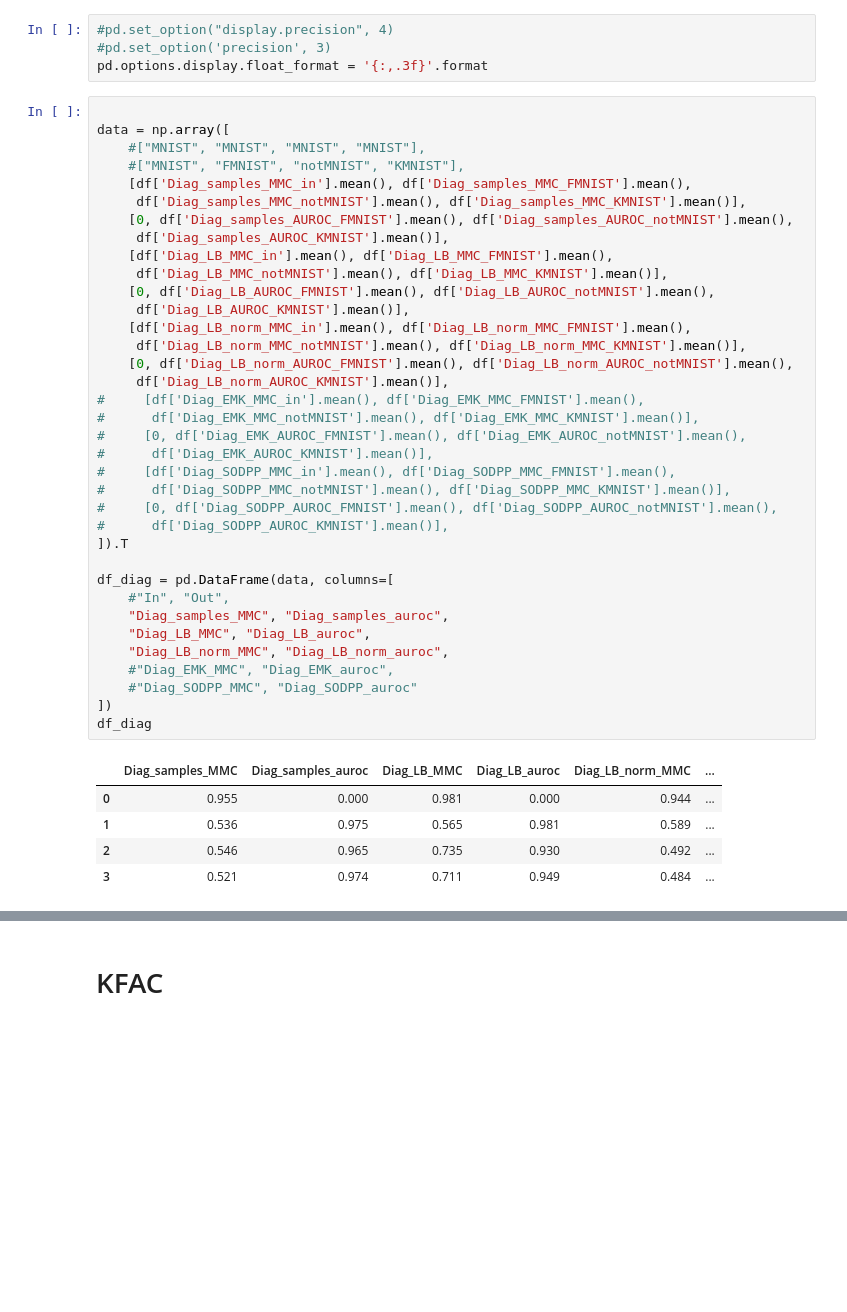
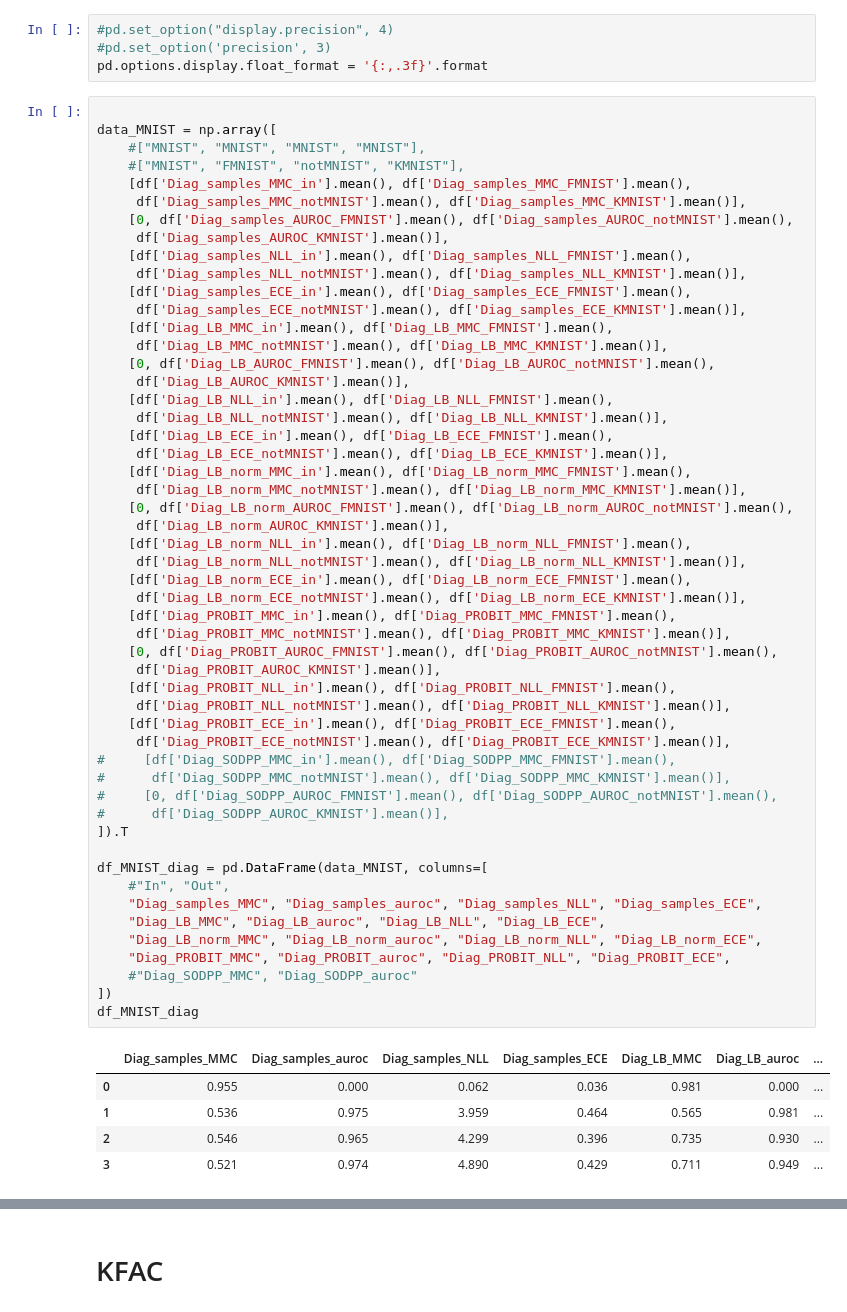
Before and after one commit to mariushobbhahn/LB_for_BNNs_official, a Jupyter notebook: Experiment_results/Analyse_results.ipynb, the cells around one changed output, grey strips where cells are left out. Cells and saved outputs as stored; diff of their text form; blank space fills up the shorter version.

```diff
--- a/Experiment_results/Analyse_results.ipynb
+++ b/Experiment_results/Analyse_results.ipynb
@@ -41,45 +34,61 @@ Index(['Unnamed: 0', 'MAP_MMC_in', 'MAP_MMC_FMNIST', 'MAP_MMC_notMNIST',
 pd.options.display.float_format = '{:,.3f}'.format
 # %%
 
-data = np.array([
+data_MNIST = np.array([
     #["MNIST", "MNIST", "MNIST", "MNIST"],
     #["MNIST", "FMNIST", "notMNIST", "KMNIST"],
     [df['Diag_samples_MMC_in'].mean(), df['Diag_samples_MMC_FMNIST'].mean(),
      df['Diag_samples_MMC_notMNIST'].mean(), df['Diag_samples_MMC_KMNIST'].mean()],
     [0, df['Diag_samples_AUROC_FMNIST'].mean(), df['Diag_samples_AUROC_notMNIST'].mean(),
      df['Diag_samples_AUROC_KMNIST'].mean()],
+    [df['Diag_samples_NLL_in'].mean(), df['Diag_samples_NLL_FMNIST'].mean(),
+     df['Diag_samples_NLL_notMNIST'].mean(), df['Diag_samples_NLL_KMNIST'].mean()],
+    [df['Diag_samples_ECE_in'].mean(), df['Diag_samples_ECE_FMNIST'].mean(),
+     df['Diag_samples_ECE_notMNIST'].mean(), df['Diag_samples_ECE_KMNIST'].mean()],
     [df['Diag_LB_MMC_in'].mean(), df['Diag_LB_MMC_FMNIST'].mean(),
      df['Diag_LB_MMC_notMNIST'].mean(), df['Diag_LB_MMC_KMNIST'].mean()],
     [0, df['Diag_LB_AUROC_FMNIST'].mean(), df['Diag_LB_AUROC_notMNIST'].mean(),
      df['Diag_LB_AUROC_KMNIST'].mean()],
+    [df['Diag_LB_NLL_in'].mean(), df['Diag_LB_NLL_FMNIST'].mean(),
+     df['Diag_LB_NLL_notMNIST'].mean(), df['Diag_LB_NLL_KMNIST'].mean()],
+    [df['Diag_LB_ECE_in'].mean(), df['Diag_LB_ECE_FMNIST'].mean(),
+     df['Diag_LB_ECE_notMNIST'].mean(), df['Diag_LB_ECE_KMNIST'].mean()],
     [df['Diag_LB_norm_MMC_in'].mean(), df['Diag_LB_norm_MMC_FMNIST'].mean(),
      df['Diag_LB_norm_MMC_notMNIST'].mean(), df['Diag_LB_norm_MMC_KMNIST'].mean()],
     [0, df['Diag_LB_norm_AUROC_FMNIST'].mean(), df['Diag_LB_norm_AUROC_notMNIST'].mean(),
      df['Diag_LB_norm_AUROC_KMNIST'].mean()],
-#     [df['Diag_EMK_MMC_in'].mean(), df['Diag_EMK_MMC_FMNIST'].mean(),
-#      df['Diag_EMK_MMC_notMNIST'].mean(), df['Diag_EMK_MMC_KMNIST'].mean()],
-#     [0, df['Diag_EMK_AUROC_FMNIST'].mean(), df['Diag_EMK_AUROC_notMNIST'].mean(),
-#      df['Diag_EMK_AUROC_KMNIST'].mean()],
+    [df['Diag_LB_norm_NLL_in'].mean(), df['Diag_LB_norm_NLL_FMNIST'].mean(),
+     df['Diag_LB_norm_NLL_notMNIST'].mean(), df['Diag_LB_norm_NLL_KMNIST'].mean()],
+    [df['Diag_LB_norm_ECE_in'].mean(), df['Diag_LB_norm_ECE_FMNIST'].mean(),
+     df['Diag_LB_norm_ECE_notMNIST'].mean(), df['Diag_LB_norm_ECE_KMNIST'].mean()],
+    [df['Diag_PROBIT_MMC_in'].mean(), df['Diag_PROBIT_MMC_FMNIST'].mean(),
+     df['Diag_PROBIT_MMC_notMNIST'].mean(), df['Diag_PROBIT_MMC_KMNIST'].mean()],
+    [0, df['Diag_PROBIT_AUROC_FMNIST'].mean(), df['Diag_PROBIT_AUROC_notMNIST'].mean(),
+     df['Diag_PROBIT_AUROC_KMNIST'].mean()],
+    [df['Diag_PROBIT_NLL_in'].mean(), df['Diag_PROBIT_NLL_FMNIST'].mean(),
+     df['Diag_PROBIT_NLL_notMNIST'].mean(), df['Diag_PROBIT_NLL_KMNIST'].mean()],
+    [df['Diag_PROBIT_ECE_in'].mean(), df['Diag_PROBIT_ECE_FMNIST'].mean(),
+     df['Diag_PROBIT_ECE_notMNIST'].mean(), df['Diag_PROBIT_ECE_KMNIST'].mean()],
 #     [df['Diag_SODPP_MMC_in'].mean(), df['Diag_SODPP_MMC_FMNIST'].mean(),
 #      df['Diag_SODPP_MMC_notMNIST'].mean(), df['Diag_SODPP_MMC_KMNIST'].mean()],
 #     [0, df['Diag_SODPP_AUROC_FMNIST'].mean(), df['Diag_SODPP_AUROC_notMNIST'].mean(),
 #      df['Diag_SODPP_AUROC_KMNIST'].mean()],
 ]).T
 
-df_diag = pd.DataFrame(data, columns=[
+df_MNIST_diag = pd.DataFrame(data_MNIST, columns=[
     #"In", "Out",
-    "Diag_samples_MMC", "Diag_samples_auroc",
-    "Diag_LB_MMC", "Diag_LB_auroc",
-    "Diag_LB_norm_MMC", "Diag_LB_norm_auroc",
-    #"Diag_EMK_MMC", "Diag_EMK_auroc",
+    "Diag_samples_MMC", "Diag_samples_auroc", "Diag_samples_NLL", "Diag_samples_ECE",
+    "Diag_LB_MMC", "Diag_LB_auroc", "Diag_LB_NLL", "Diag_LB_ECE",
+    "Diag_LB_norm_MMC", "Diag_LB_norm_auroc", "Diag_LB_norm_NLL", "Diag_LB_norm_ECE",
+    "Diag_PROBIT_MMC", "Diag_PROBIT_auroc", "Diag_PROBIT_NLL", "Diag_PROBIT_ECE",
     #"Diag_SODPP_MMC", "Diag_SODPP_auroc"
 ])
-df_diag
+df_MNIST_diag
 # %% [output]
-|  | Diag_samples_MMC | Diag_samples_auroc | Diag_LB_MMC | Diag_LB_auroc | Diag_LB_norm_MMC | ... |
-| 0 | 0.955 | 0.000 | 0.981 | 0.000 | 0.944 | ... |
-| 1 | 0.536 | 0.975 | 0.565 | 0.981 | 0.589 | ... |
-| 2 | 0.546 | 0.965 | 0.735 | 0.930 | 0.492 | ... |
-| 3 | 0.521 | 0.974 | 0.711 | 0.949 | 0.484 | ... |
+|  | Diag_samples_MMC | Diag_samples_auroc | Diag_samples_NLL | Diag_samples_ECE | Diag_LB_MMC | Diag_LB_auroc | ... |
+| 0 | 0.955 | 0.000 | 0.062 | 0.036 | 0.981 | 0.000 | ... |
+| 1 | 0.536 | 0.975 | 3.959 | 0.464 | 0.565 | 0.981 | ... |
+| 2 | 0.546 | 0.965 | 4.299 | 0.396 | 0.735 | 0.930 | ... |
+| 3 | 0.521 | 0.974 | 4.890 | 0.429 | 0.711 | 0.949 | ... |
 # %%
 # pd.set_option('precision', 3)
```
Also changed, not shown: parts of 27 cells of this notebook, 14 other files.
